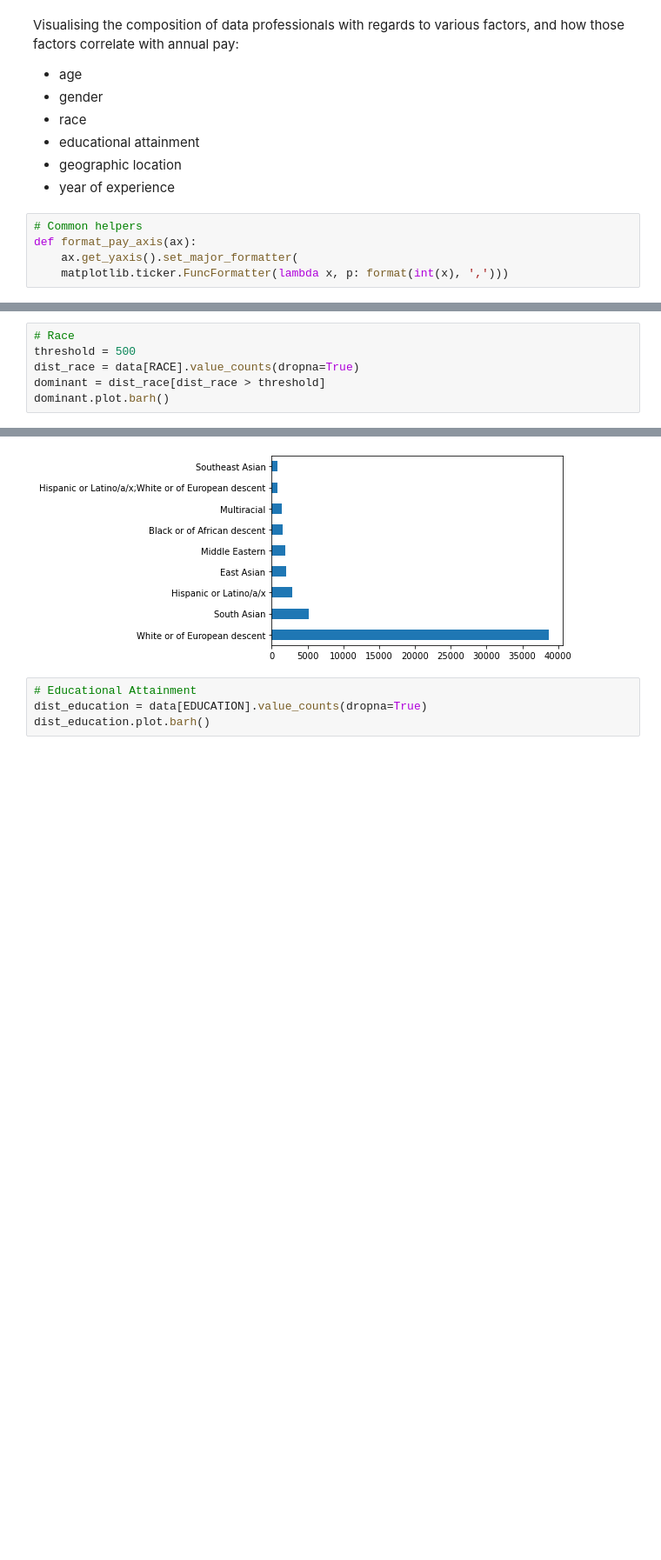
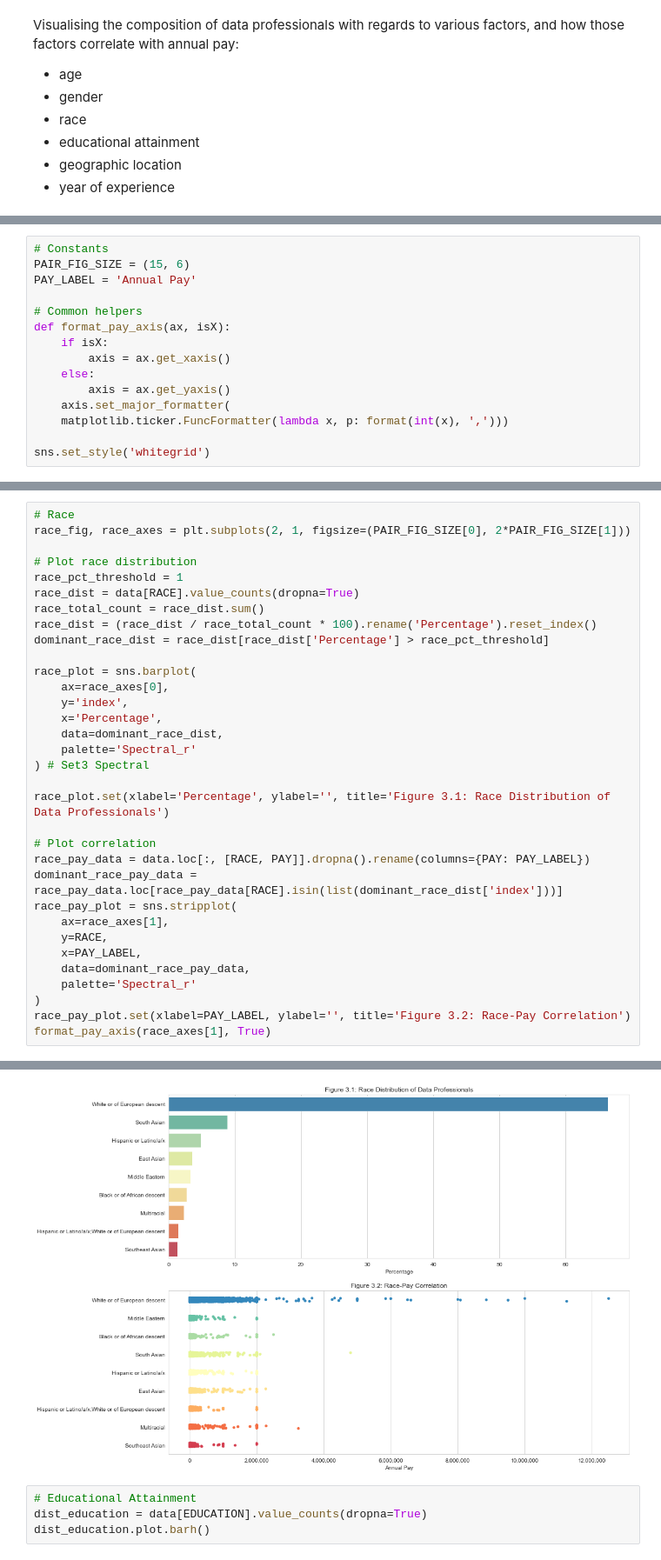
Before and after one commit to potatokim/data-science-demographics-visuals, a Jupyter notebook: main.ipynb, the cells around one changed output, grey strips where cells are left out. Shown at 87% size. Saved outputs shown, nothing was run; the diff lists cells and outputs as text; blank space fills up the shorter version.

```diff
--- a/main.ipynb
+++ b/main.ipynb
@@ -321,8 +321,3 @@ Visualising the composition of data professionals with regards to various factor
 - educational attainment
 - geographic location
 - year of experience
-# %%
-# Common helpers
-def format_pay_axis(ax):
-    ax.get_yaxis().set_major_formatter(
-    matplotlib.ticker.FuncFormatter(lambda x, p: format(int(x), ',')))
@@ -331,0 +324,15 @@ Figure 1.1 shows that young people make up a large percentage of data scientists
+# %%
+# Constants
+PAIR_FIG_SIZE = (15, 6)
+PAY_LABEL = 'Annual Pay'
+
+# Common helpers
+def format_pay_axis(ax, isX):
+    if isX:
+        axis = ax.get_xaxis()
+    else:
+        axis = ax.get_yaxis()
+    axis.set_major_formatter(
+    matplotlib.ticker.FuncFormatter(lambda x, p: format(int(x), ',')))
+
+sns.set_style('whitegrid')
@@ -401,7 +418,34 @@ gender_dist
 # %%
 # Race
-threshold = 500
-dist_race = data[RACE].value_counts(dropna=True)
-dominant = dist_race[dist_race > threshold]
-dominant.plot.barh()
+race_fig, race_axes = plt.subplots(2, 1, figsize=(PAIR_FIG_SIZE[0], 2*PAIR_FIG_SIZE[1]))
+
+# Plot race distribution
+race_pct_threshold = 1
+race_dist = data[RACE].value_counts(dropna=True)
+race_total_count = race_dist.sum()
+race_dist = (race_dist / race_total_count * 100).rename('Percentage').reset_index()
+dominant_race_dist = race_dist[race_dist['Percentage'] > race_pct_threshold]
+
+race_plot = sns.barplot(
+    ax=race_axes[0],
+    y='index',
+    x='Percentage',
+    data=dominant_race_dist,
+    palette='Spectral_r'
+) # Set3 Spectral
+
+race_plot.set(xlabel='Percentage', ylabel='', title='Figure 3.1: Race Distribution of Data Professionals')
+
+# Plot correlation
+race_pay_data = data.loc[:, [RACE, PAY]].dropna().rename(columns={PAY: PAY_LABEL})
+dominant_race_pay_data = race_pay_data.loc[race_pay_data[RACE].isin(list(dominant_race_dist['index']))]
+race_pay_plot = sns.stripplot(
+    ax=race_axes[1],
+    y=RACE,
+    x=PAY_LABEL,
+    data=dominant_race_pay_data,
+    palette='Spectral_r'
+)
+race_pay_plot.set(xlabel=PAY_LABEL, ylabel='', title='Figure 3.2: Race-Pay Correlation')
+format_pay_axis(race_axes[1], True)
 # %% [output]
@@ -409,4 +452,4 @@ dominant.plot.barh()
-[figure, old version]
+[figure, new version]
 # %%
 # Educational Attainment
 dist_education = data[EDUCATION].value_counts(dropna=True)
```
Also changed, not shown: parts of 31 cells of this notebook.
